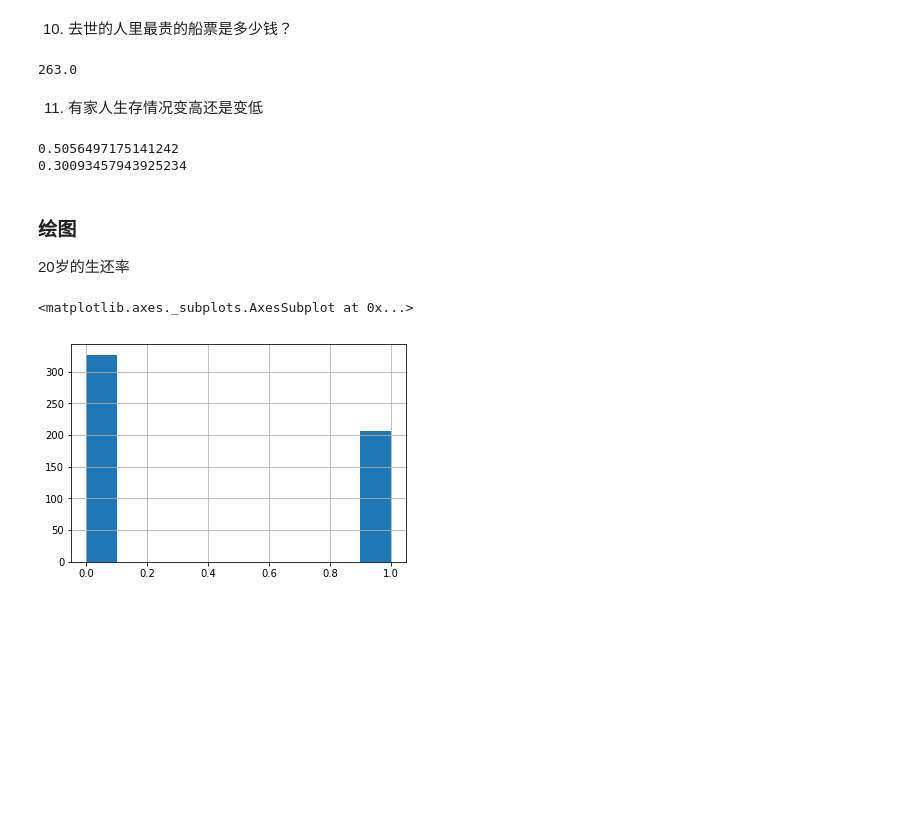
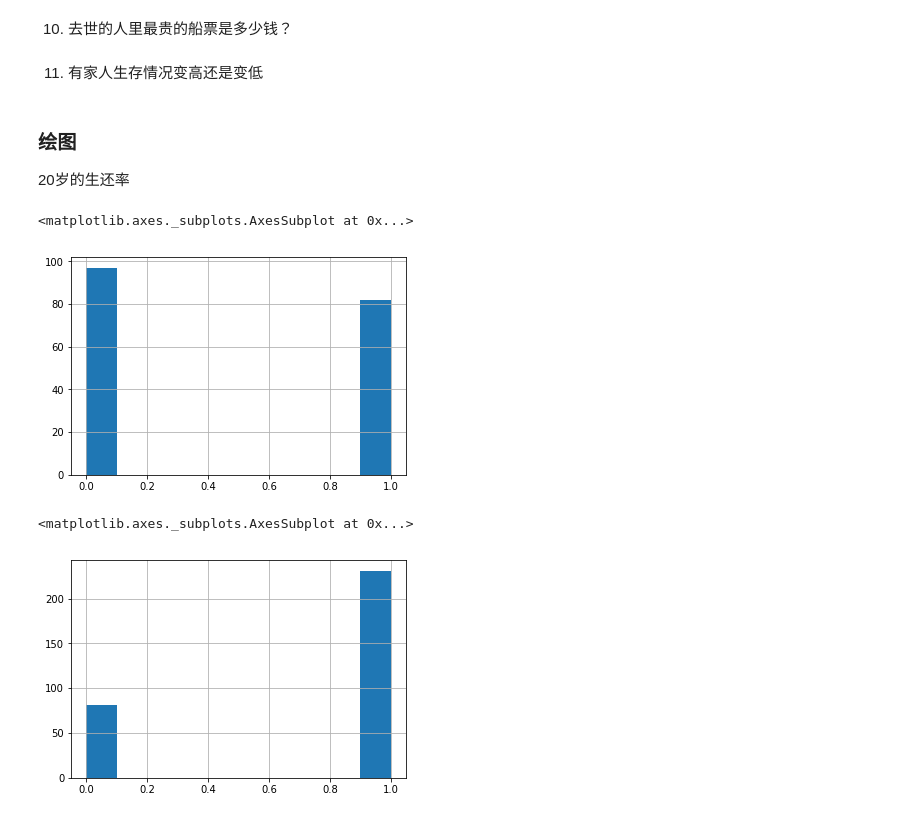
Before and after one commit to denlly/ai-tutorial, a Jupyter notebook: src/some_python_demos/0609demos_Python_Class_EDA_Titanic.ipynb, the cells around one changed output. Saved outputs shown, nothing was run; the diff lists cells and outputs as text; code cells hidden in the pictures; blank space fills up the shorter version.

```diff
--- a/src/some_python_demos/0609demos_Python_Class_EDA_Titanic.ipynb
+++ b/src/some_python_demos/0609demos_Python_Class_EDA_Titanic.ipynb
@@ -150,4 +150,4 @@ df.head()
 # %% [markdown]
 将cabins列的缺失数据改成 ':D'
 # %%
-df.fillna(value=':D', inplace=True)
+df.fillna(value=':D', inplace=False)
@@ -203,4 +222,5 @@ Name: IsReverend, dtype: int64
  为了进行分类，需要把"Embarked"一列信息分成N列, N = Embarked.Enum.count ,例如城市S,C,Q
  同理，可以对 sex 分为三列
 # %%
-df = pd.get_dummies(df, columns=["Sex","Embarked"])
+# df = pd.get_dummies(df, columns=["Embarked"])
+df.head()
@@ -273,21 +313,21 @@ df[df.Name.str.contains('Capt')]
 10. 去世的人里最贵的船票是多少钱？
 # %%
 df[df.Survived == 0]["Fare"].max()
-# %% [output]
-263.0
 # %% [markdown]
 11. 有家人生存情况变高还是变低
 # %%
 print(df[df['FamilyCount']>0]['Survived'].mean())
 print(df[df['FamilyCount']==0]['Survived'].mean())
-# %% [output]
-0.5056497175141242
-0.30093457943925234
 # %% [markdown]
 ### 绘图
 20岁的生还率
 # %%
-df[df.Age>20]["Survived"].hist()
+df[df['Age']<=20]["Survived"].hist()/
 # %% [output]
 <matplotlib.axes._subplots.AxesSubplot at 0x...>
-[figure, old version]
+[figure, new version]
+# %%
+df[df["Sex"]=='female']["Survived"].hist()
+# %% [output]
+<matplotlib.axes._subplots.AxesSubplot at 0x...>
+[figure, added]
```
Also changed, not shown: parts of 12 cells of this notebook.
